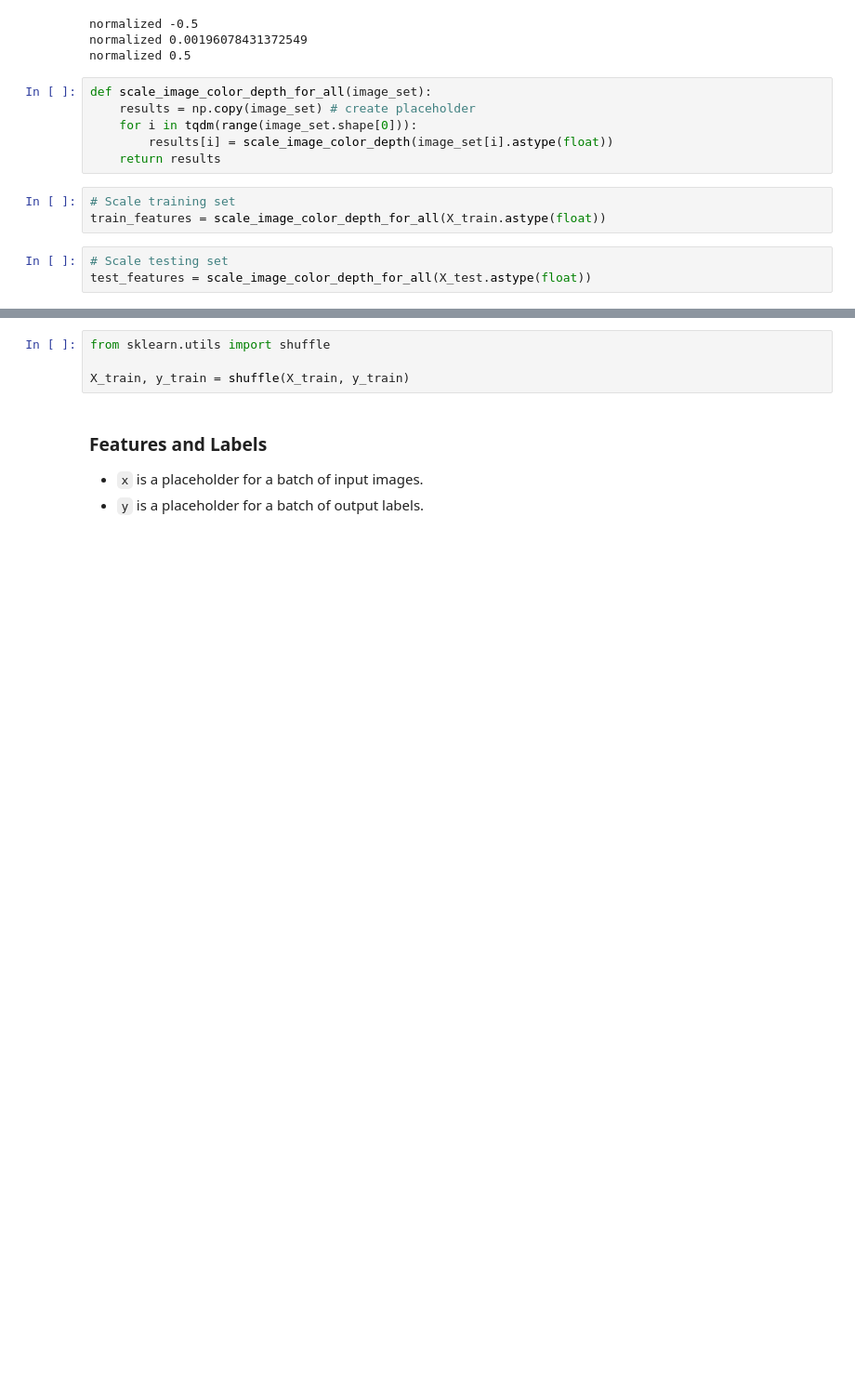
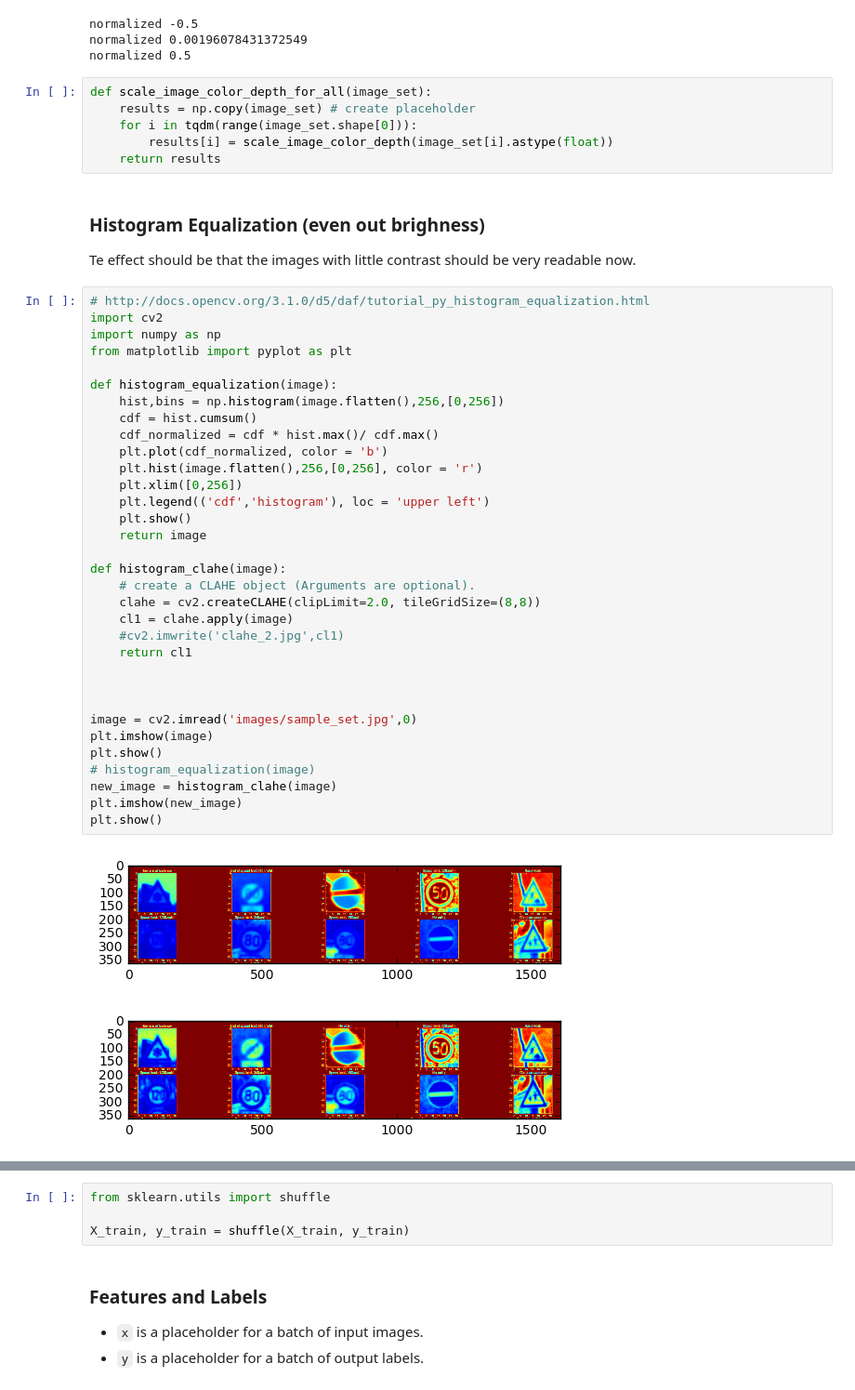
Before and after one commit to UkiDLucas/CarND-p2-traffic_sign_classifier, a Jupyter notebook: Traffic_Sign_Classifier.ipynb, the cells around one changed output, grey strips where cells are left out. Shown at 93% size. Cells and saved outputs as stored; diff of their text form; blank space fills up the shorter version.

```diff
--- a/Traffic_Sign_Classifier.ipynb
+++ b/Traffic_Sign_Classifier.ipynb
@@ -319,9 +324,43 @@ def scale_image_color_depth_for_all(image_set):
     for i in tqdm(range(image_set.shape[0])):
         results[i] = scale_image_color_depth(image_set[i].astype(float))
     return results
-# %%
-# Scale training set
-train_features = scale_image_color_depth_for_all(X_train.astype(float))
-# %%
-# Scale testing set
-test_features = scale_image_color_depth_for_all(X_test.astype(float))
+# %% [markdown]
+### Histogram Equalization (even out brighness)
+
+Te effect should be that the images with little contrast should be very readable now.
+# %%
+# http://docs.opencv.org/3.1.0/d5/daf/tutorial_py_histogram_equalization.html
+import cv2
+import numpy as np
+from matplotlib import pyplot as plt
+
+def histogram_equalization(image):
+    hist,bins = np.histogram(image.flatten(),256,[0,256])
+    cdf = hist.cumsum()
+    cdf_normalized = cdf * hist.max()/ cdf.max()
+    plt.plot(cdf_normalized, color = 'b')
+    plt.hist(image.flatten(),256,[0,256], color = 'r')
+    plt.xlim([0,256])
+    plt.legend(('cdf','histogram'), loc = 'upper left')
+    plt.show()
+    return image
+
+def histogram_clahe(image):
+    # create a CLAHE object (Arguments are optional).
+    clahe = cv2.createCLAHE(clipLimit=2.0, tileGridSize=(8,8))
+    cl1 = clahe.apply(image)
+    #cv2.imwrite('clahe_2.jpg',cl1)
+    return cl1
+
+
+
+image = cv2.imread('images/sample_set.jpg',0)
+plt.imshow(image)
+plt.show()
+# histogram_equalization(image)
+new_image = histogram_clahe(image)
+plt.imshow(new_image)
+plt.show()
+# %% [output]
+[figure, added]
+[figure, added]
```
Also changed, not shown: parts of 37 cells of this notebook, 7 other files.
